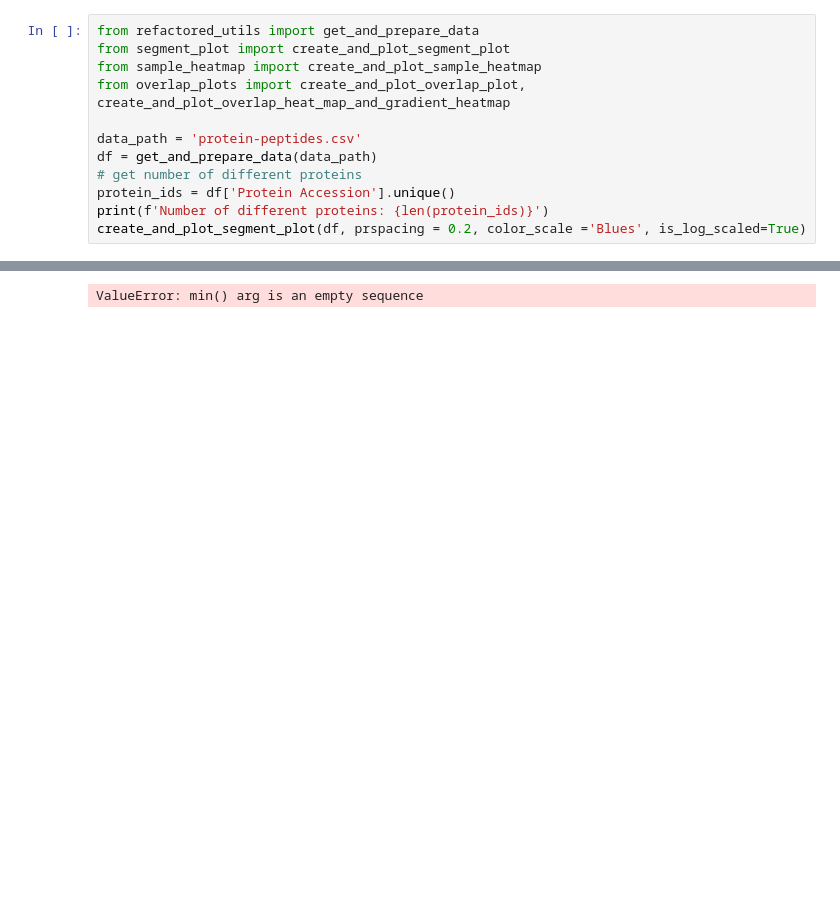
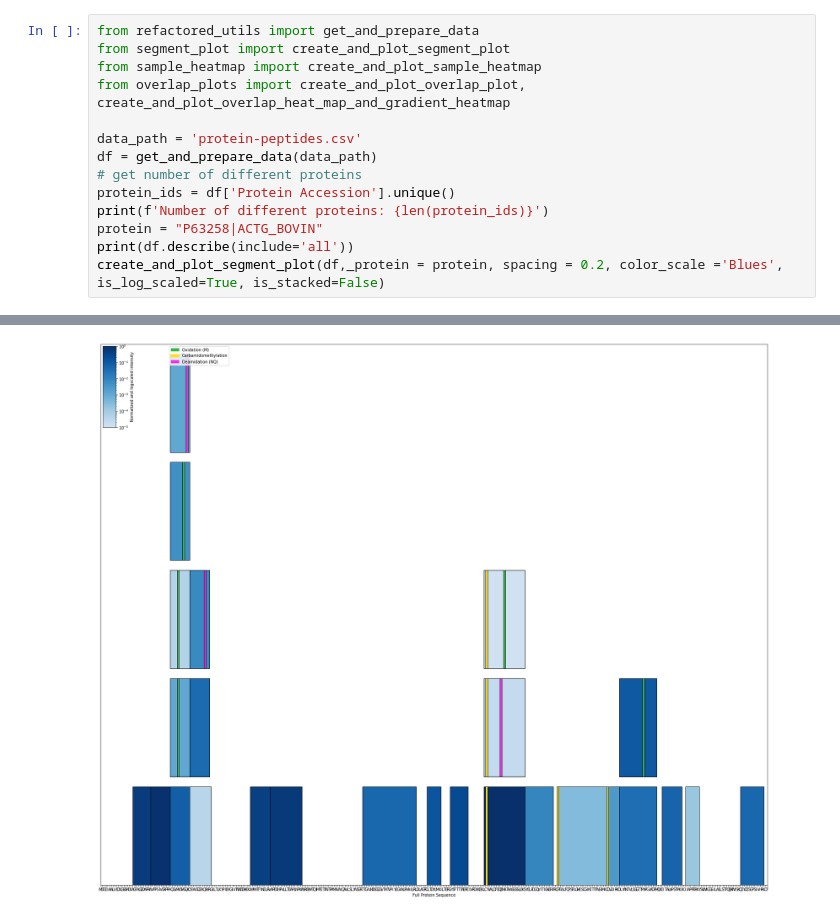
Before and after one commit to Munklinde96/Data_Visualization, a Jupyter notebook: new_data_viz.ipynb, the cells around one changed output, grey strips where cells are left out. Drawn from its saved outputs; the diff is of its cells as text; blank space fills up the shorter version.

```diff
--- a/new_data_viz.ipynb
+++ b/new_data_viz.ipynb
@@ -9,5 +9,7 @@ df = get_and_prepare_data(data_path)
 # get number of different proteins
 protein_ids = df['Protein Accession'].unique()
 print(f'Number of different proteins: {len(protein_ids)}')
-create_and_plot_segment_plot(df, prspacing = 0.2, color_scale ='Blues', is_log_scaled=True)
+protein = "P63258|ACTG_BOVIN"
+print(df.describe(include='all'))
+create_and_plot_segment_plot(df,_protein = protein, spacing = 0.2, color_scale ='Blues', is_log_scaled=True, is_stacked=False)
 # %% [output]
@@ -16 +33 @@ Number of different protein IDs: 583
-ValueError: min() arg is an empty sequence
+[figure, added]
```
Also changed, not shown: parts of 2 cells of this notebook, 3 other files.
